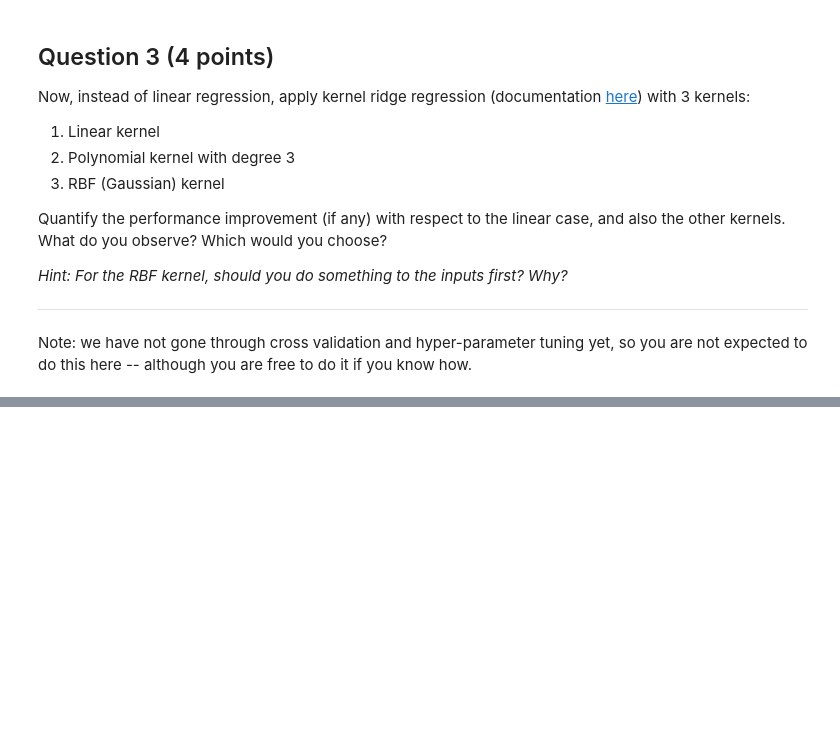
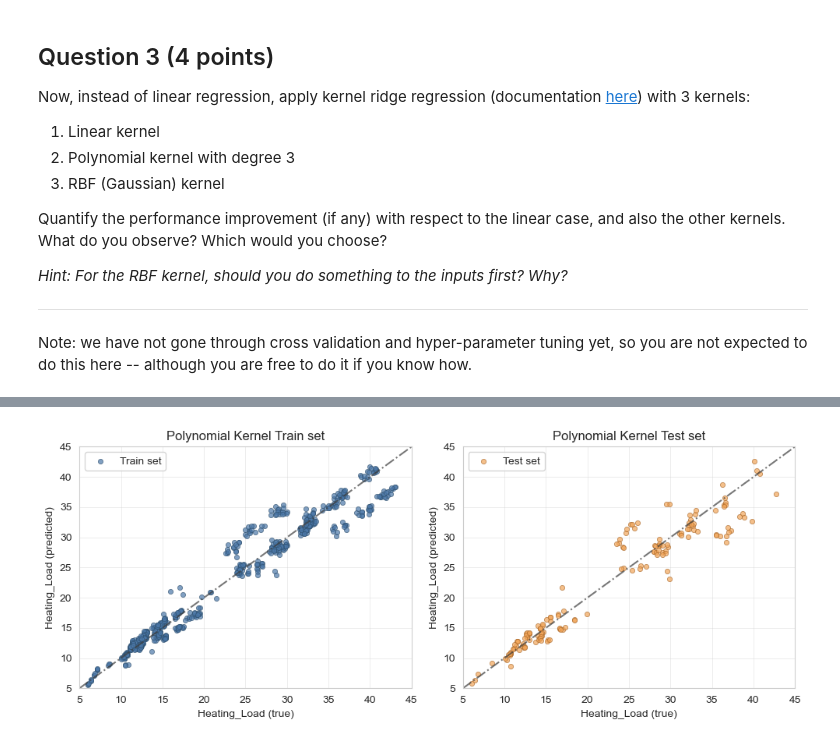
Before and after one commit to Ty1-210/learning-notes, a Jupyter notebook: DSA5102/DSA5102_Programming_Assignment-1.ipynb, the cells around one changed output, grey strips where cells are left out. Saved outputs shown, nothing was run; the diff lists cells and outputs as text; code cells hidden in the pictures; blank space fills up the shorter version.

```diff
--- a/DSA5102/DSA5102_Programming_Assignment-1.ipynb
+++ b/DSA5102/DSA5102_Programming_Assignment-1.ipynb
@@ -345,0 +403,61 @@ Note: we have not gone through cross validation and hyper-parameter tuning yet,
+# %%
+# Polynomial kernel
+from sklearn.preprocessing import StandardScaler
+
+scaler = StandardScaler()
+x_train_scaled = scaler.fit_transform(x_train) # get the mean and std from train set and standardize  the data
+x_test_scaled = scaler.transform(x_test) # use the mean and std get above to standardize  the data
+# Fitting the degree-3 polynomial kernel to the unscaled inputs initially produced a singular-matrix warning because the large differences in feature scales made the kernel matrix numerically unstable. I therefore standardized the inputs using the training-set statistics and applied the same transformation to the test set. This placed the features on comparable scales, improved numerical stability, and removed the warning.
+
+kr_polynomial = KernelRidge(kernel = 'polynomial', degree = 3)
+kr_polynomial.fit(x_train_scaled, y_train)
+
+y_hat_kr_polynomial_train = kr_polynomial.predict(x_train_scaled)
+y_hat_kr_polynomial_test = kr_polynomial.predict(x_test_scaled)
+# %%
+fig, ax = plt.subplots(1, 2, figsize = (10, 4))
+
+ax[0].scatter(
+    y_train,
+    y_hat_kr_polynomial_train,
+    s = 20,
+    alpha = 0.7,
+    color = '#4C78A8',
+    edgecolor='#2F506E',
+    linewidth=0.6,
+    label = 'Train set'
+)
+
+ax[1].scatter(
+    y_test,
+    y_hat_kr_polynomial_test,
+    s = 20,
+    alpha = 0.7,
+    color = '#F2A65A',
+    edgecolor='#A96728',
+    linewidth=0.6,
+    label = 'Test set'
+)
+
+for a in ax:
+    a.set_xlabel(f'{outputs} (true)')
+    a.set_ylabel(f'{outputs} (predicted)')
+    a.set_xlim(5, 45)
+    a.set_ylim(5, 45)
+    a.plot(
+        a.get_xlim(),
+        a.get_ylim(),
+        ls = '-.',
+        c = '#3D3D3D',
+        alpha = 0.7,
+    )
+    a.legend()
+
+ax[0].set_title('Polynomial Kernel Train set')
+ax[1].set_title('Polynomial Kernel Test set')
+
+
+fig.tight_layout()
+plt.show()
+# %% [output]
+[figure, added]
```
Also changed, not shown: parts of 6 cells of this notebook.
